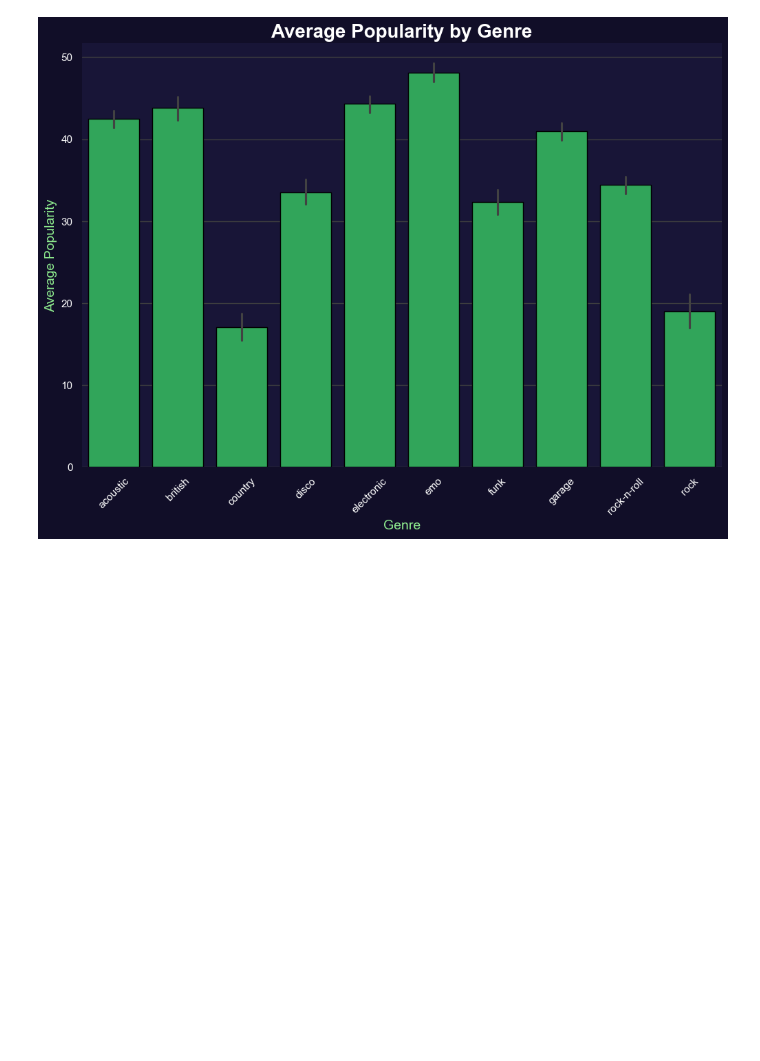
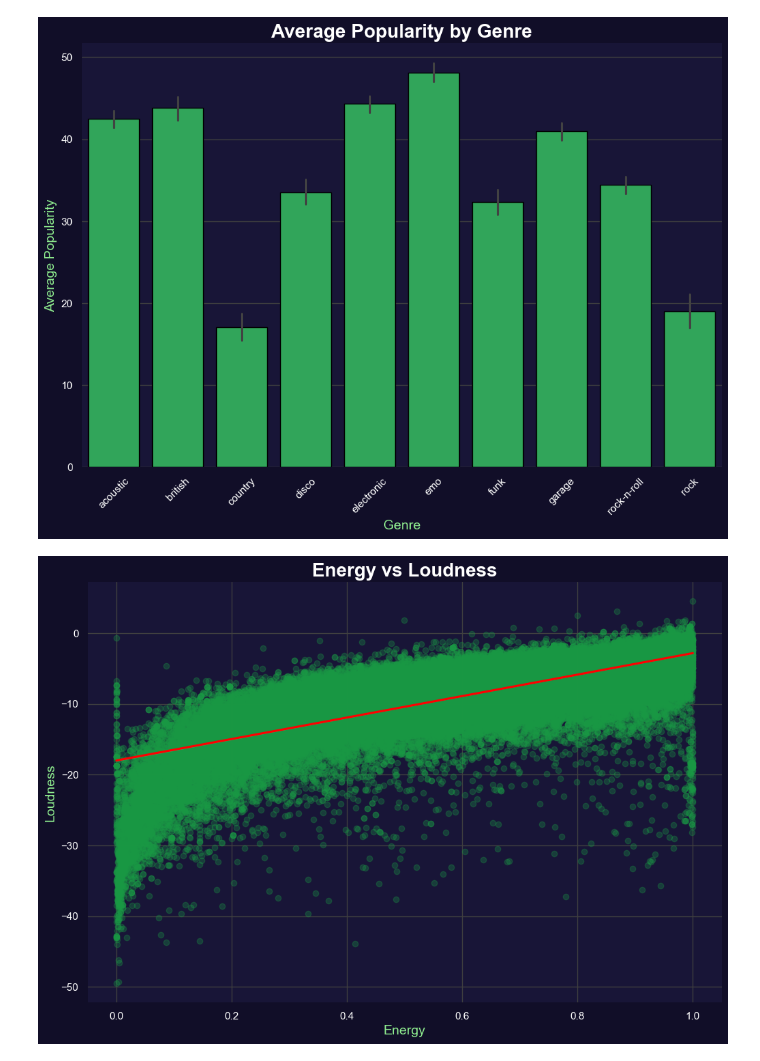
Before and after one commit to mianxabdullah/Spotify_Dashboard, a Jupyter notebook: notebooks/spotify_dashboard.ipynb, the cells around one changed output. Saved outputs shown, nothing was run; the diff lists cells and outputs as text; code cells hidden in the pictures; blank space fills up the shorter version.

Commit message:
Added Energy vs Loudness (Scatter Plot with Regression Line)

```diff
--- a/notebooks/spotify_dashboard.ipynb
+++ b/notebooks/spotify_dashboard.ipynb
@@ -225,3 +225,25 @@ plt.show()
 # Insight: The bar plot shows the average popularity of Spotify tracks by genre. We can see that some genres have higher average popularity scores than others. This information can be useful for understanding which genres are more popular among Spotify users and can help in making decisions about music production and playlist curation.
 # %% [output]
 [figure]
+# %%
+# 5. Energy vs Loudness (Scatter Plot with Regression Line)
+# Question: How does the energy of a track relate to its loudness?
+
+sns.regplot(
+    data=df,
+    x="energy",
+    y="loudness",
+    scatter_kws={"alpha": 0.3, "color": "#199A46"},
+    line_kws={
+        "color": "red"
+    },  # line_kws={"color":"white"} sets the color of the regression line to white.
+)
+sns.despine(left=True, bottom=True)
+plt.title("Energy vs Loudness", fontsize=20, fontweight="bold")
+plt.xlabel("Energy", fontsize=14, color="lightgreen")
+plt.ylabel("Loudness", fontsize=14, color="lightgreen")
+plt.savefig("../images/energy_vs_loudness.png", dpi=300, bbox_inches="tight")
+plt.show()
+# Insight: The scatter plot with regression line shows the relationship between the energy and loudness of Spotify tracks. We can see that there is a positive correlation between energy and loudness, meaning that as the energy of a track increases, its loudness also tends to increase. This information can be useful for understanding how different audio features relate to each other and can help in making decisions about music production and playlist curation.
+# %% [output]
+[figure, added]
```
